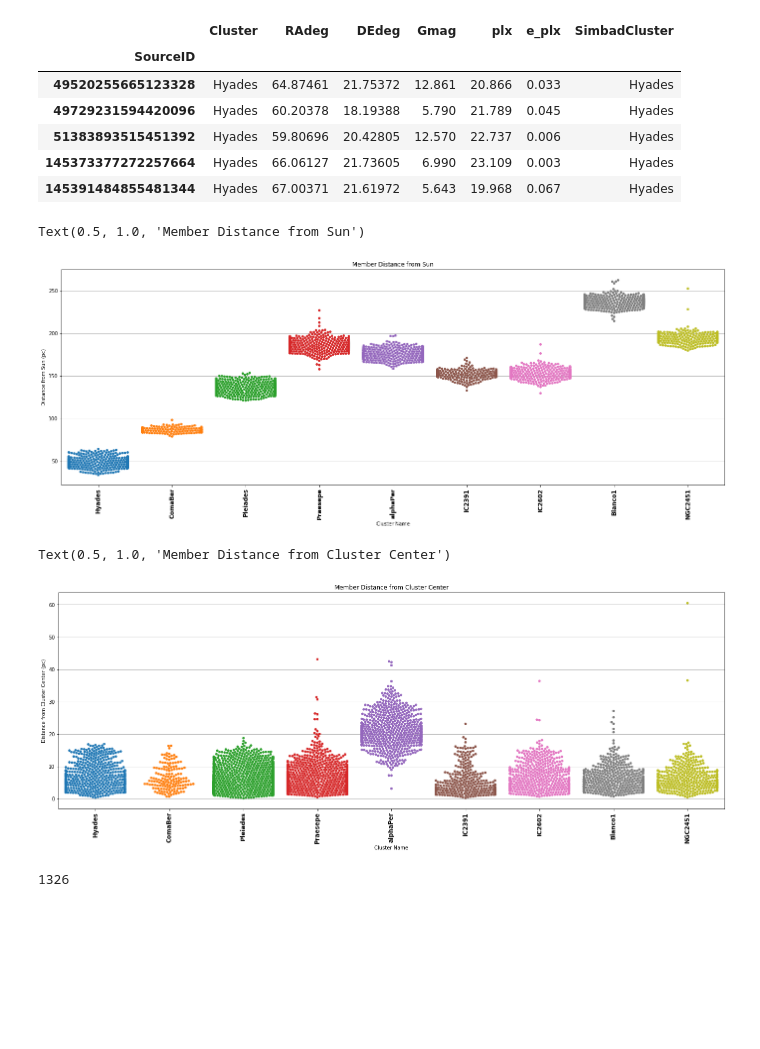
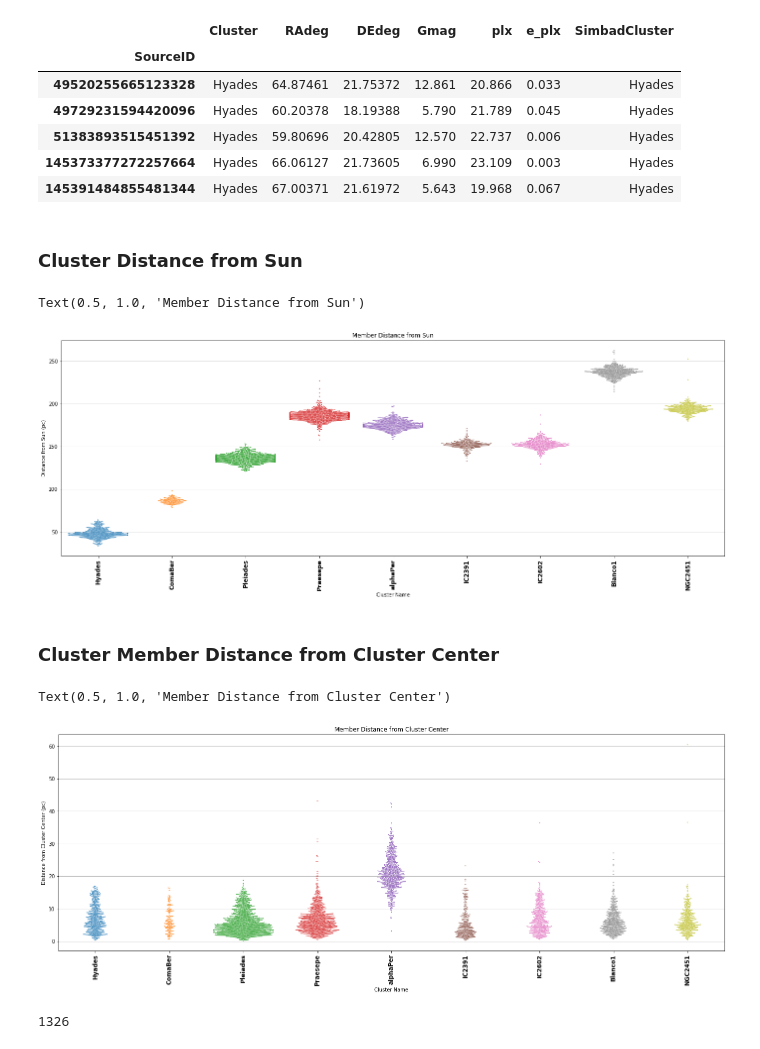
Before and after one commit to kevinmcmanus/cas-tau, a Jupyter notebook: PleiadesGMM.ipynb, the cells around one changed output. Saved outputs shown, nothing was run; the diff lists cells and outputs as text; code cells hidden in the pictures; blank space fills up the shorter version.

```diff
--- a/PleiadesGMM.ipynb
+++ b/PleiadesGMM.ipynb
@@ -184,10 +186,12 @@ members['dist_c3d_nq'] = Quantity(members.dist_c3d, unit=u.pc).value
 
 #also get out distance from earth/sun
 members['r_est'] = [s.distance.value for s in members.coords]
+# %% [markdown]
+### Cluster Distance from Sun
 # %%
 fig = plt.figure(figsize=(24,8))
 ax = fig.add_subplot(1,1,1)
-sns.swarmplot(x="Cluster",y='r_est', data=members,ax=ax)
+sns.swarmplot(x="Cluster",y='r_est', data=members,ax=ax, s=2, alpha=0.9)
 zz=plt.xticks(rotation=90)
 ax.set_ylabel('Distance from Sun (pc)')
 ax.set_xticklabels(ax.get_xticklabels(),fontdict={'fontsize':12, 'fontweight':'bold'})
@@ -196,20 +200,22 @@ ax.grid(axis='y')
 ax.set_title('Member Distance from Sun')
 # %% [output]
 Text(0.5, 1.0, 'Member Distance from Sun')
-[figure, old version]
+[figure, new version]
+# %% [markdown]
+### Cluster Member Distance from Cluster Center
 # %%
 fig = plt.figure(figsize=(24,8))
 ax = fig.add_subplot(1,1,1)
-sns.swarmplot(x="Cluster",y='dist_c3d_nq', data=members,ax=ax)
+sns.swarmplot(x="Cluster",y='dist_c3d_nq', data=members,ax=ax,s=2,alpha=0.9)
 zz=plt.xticks(rotation=90)
 ax.set_ylabel('Distance from Cluster Center (pc)')
 ax.set_xticklabels(ax.get_xticklabels(),fontdict={'fontsize':12, 'fontweight':'bold'})
 ax.set_xlabel('Cluster Name')
 ax.grid(axis='y')
 ax.set_title('Member Distance from Cluster Center')
 # %% [output]
 Text(0.5, 1.0, 'Member Distance from Cluster Center')
-[figure, old version]
+[figure, new version]
 # %%
 # Just interested in Pleiades, for now
 
```
Also changed, not shown: parts of 45 cells of this notebook, 1 other file.
